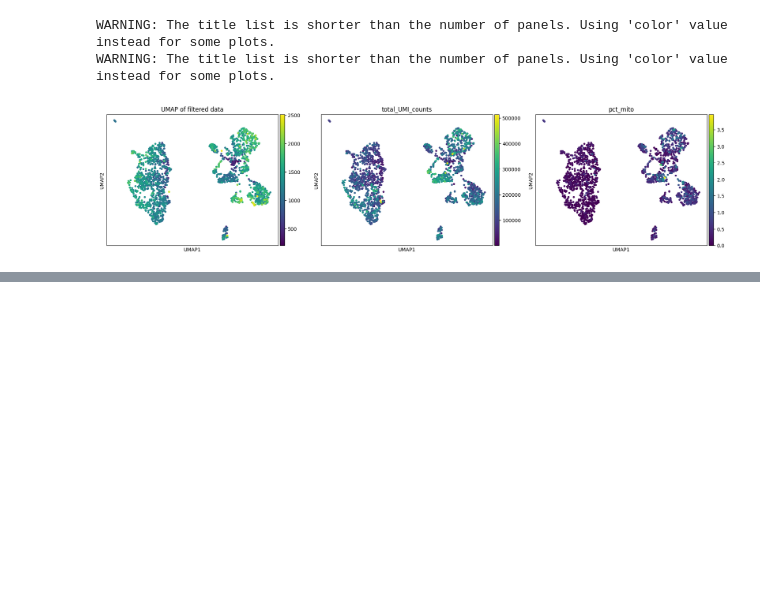
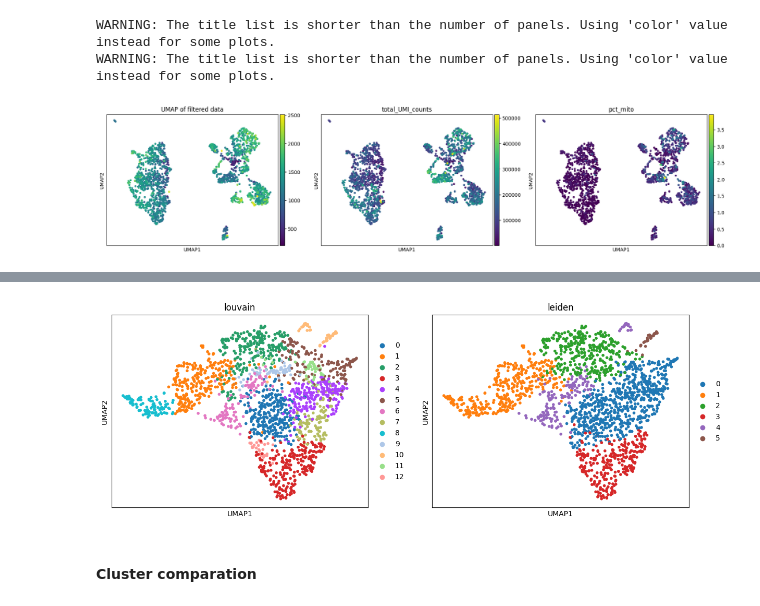
Before and after one commit to henrysaenz/eda_rna, a Jupyter notebook: _sources/raw_data.ipynb, the cells around one changed output, grey strips where cells are left out. Drawn from its saved outputs; the diff is of its cells as text; code cells hidden in the pictures; blank space fills up the shorter version.

```diff
--- a/_sources/raw_data.ipynb
+++ b/_sources/raw_data.ipynb
@@ -685,0 +791,6 @@ scrub.detected_doublet_rate_
+# %%
+sc.pl.umap(adata_glioblastoma_filtered, color=["louvain", "leiden"])
+# %% [output]
+[figure, added]
+# %% [markdown]
+#### Cluster comparation
```
Also changed, not shown: parts of 88 cells of this notebook, 11 other files.
